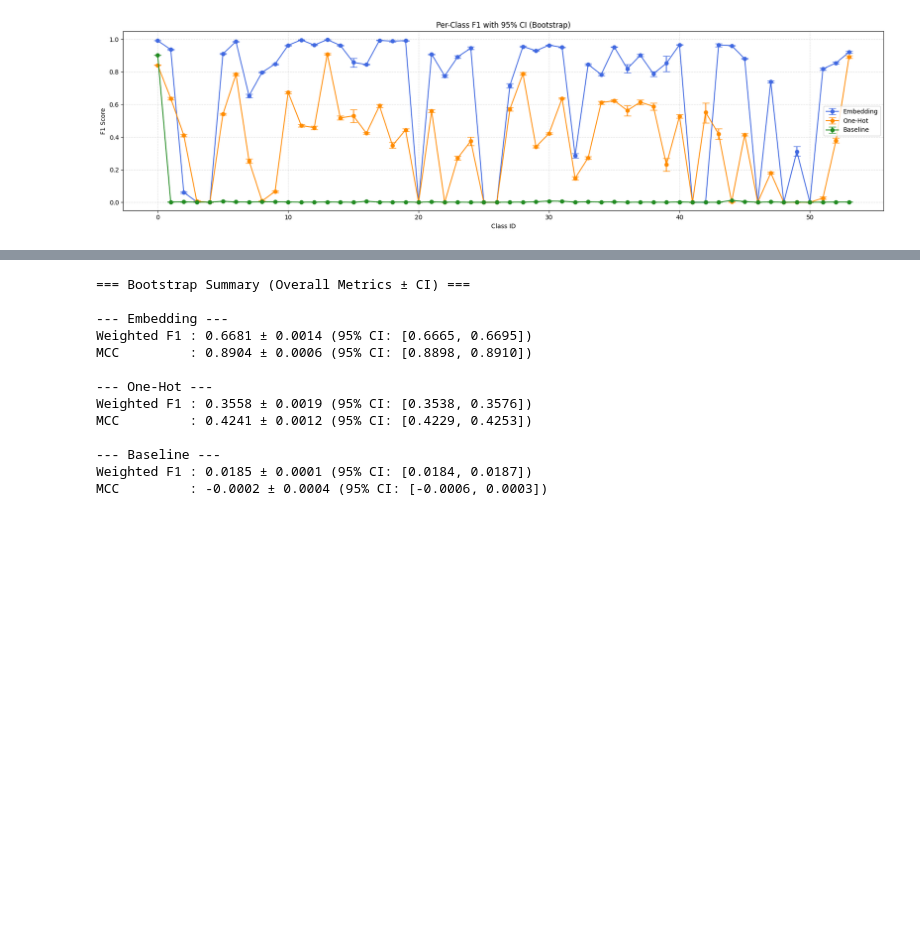
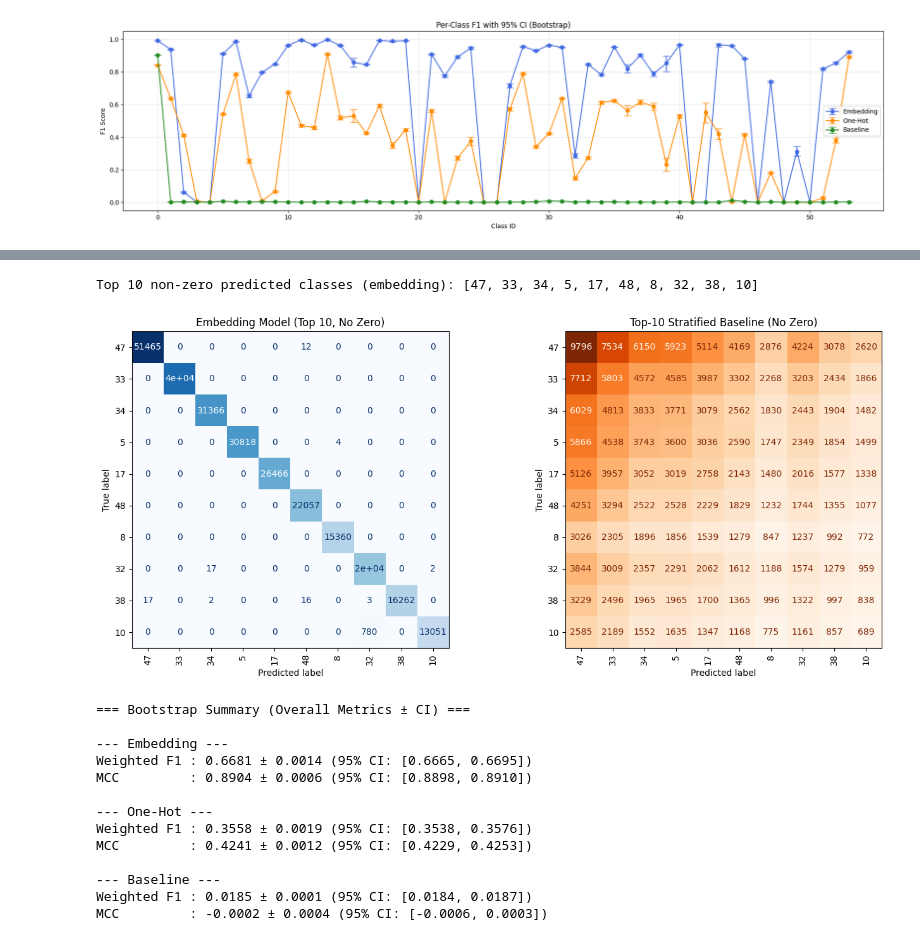
Before and after one commit to TobiasNeumeier/ProteinPrediction, a Jupyter notebook: src/bootstrap.ipynb, the cells around one changed output, grey strips where cells are left out. Cells and saved outputs as stored; diff of their text form; code cells hidden in the pictures; blank space fills up the shorter version.

```diff
--- a/src/bootstrap.ipynb
+++ b/src/bootstrap.ipynb
@@ -145,3 +278,46 @@ plt.show()
+# %%
+import numpy as np
+import matplotlib.pyplot as plt
+from sklearn.metrics import confusion_matrix, ConfusionMatrixDisplay
+from collections import Counter
+
+# Step 1: Mask out class 0 from y_emb and pred_emb
+mask_nonzero = (y_emb != 0) & (p_emb != 0)
+y_nz = y_emb[mask_nonzero]
+p_emb_nz = p_emb[mask_nonzero]
+
+# Step 2: Get top 10 most frequent predicted classes (excluding 0)
+top10_classes = [cls for cls, _ in Counter(p_emb_nz).most_common(10)]
+print("Top 10 non-zero predicted classes (embedding):", top10_classes)
+
+# Step 3: Filter to only those top-10 classes in both y and pred
+mask_top10 = np.isin(y_nz, top10_classes)
+y_top10 = y_nz[mask_top10]
+p_emb_top10 = p_emb_nz[mask_top10]
+
+# Step 4: Stratified baseline from predicted class distribution (top10)
+counts = Counter(p_emb_top10)
+total = sum(counts[c] for c in top10_classes)
+probs = np.array([counts[c] / total for c in top10_classes])
+p_base_top10 = np.random.choice(top10_classes, size=len(y_top10), p=probs)
+
+# Step 5: Compute confusion matrices
+cm_emb = confusion_matrix(y_top10, p_emb_top10, labels=top10_classes)
+cm_base = confusion_matrix(y_top10, p_base_top10, labels=top10_classes)
+
+# Step 6: Plot side-by-side
+fig, axes = plt.subplots(1, 2, figsize=(14, 6))
+ConfusionMatrixDisplay(cm_emb, display_labels=top10_classes).plot(ax=axes[0], xticks_rotation=90, cmap="Blues", colorbar=False)
+axes[0].set_title("Embedding Model (Top 10, No Zero)")
+
+ConfusionMatrixDisplay(cm_base, display_labels=top10_classes).plot(ax=axes[1], xticks_rotation=90, cmap="Oranges", colorbar=False)
+axes[1].set_title("Top-10 Stratified Baseline (No Zero)")
+
+plt.tight_layout()
+plt.show()
+# %% [output]
+Top 10 non-zero predicted classes (embedding): [47, 33, 34, 5, 17, 48, 8, 32, 38, 10]
+[figure, added]
 # %%
 from sklearn.metrics import matthews_corrcoef, f1_score
 
```
Also changed, not shown: parts of 5 cells of this notebook.
